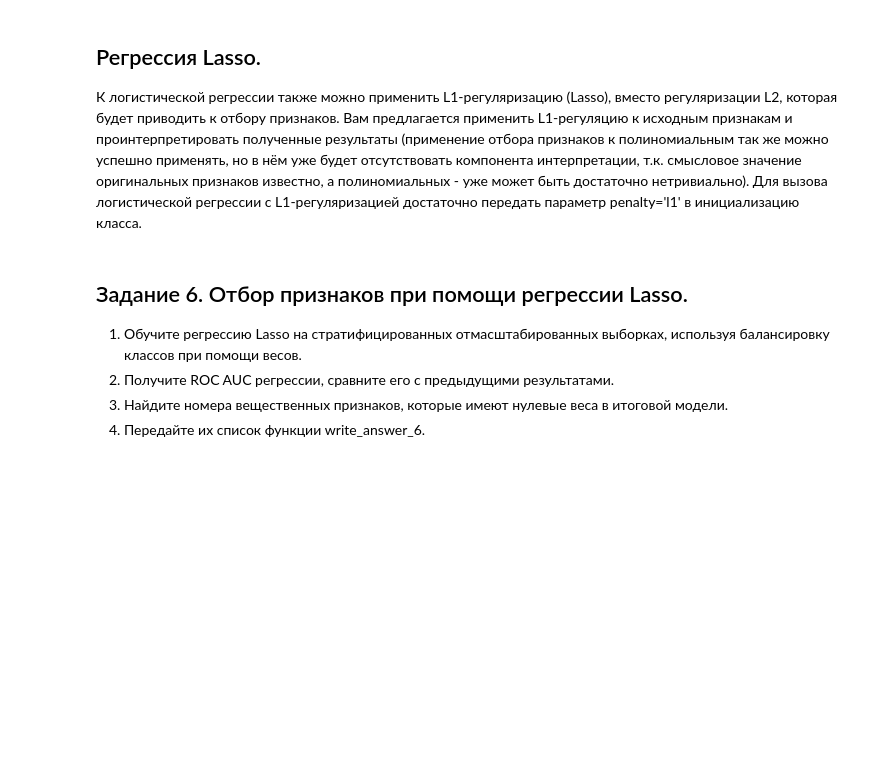
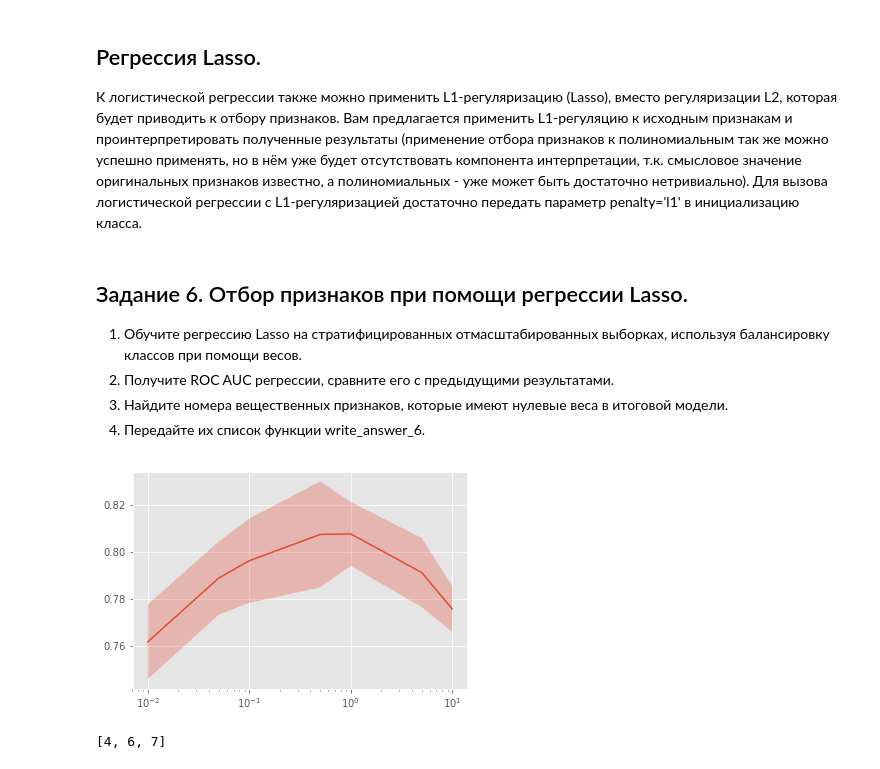
Before and after one commit to Insassin/Coursera, a Jupyter notebook: cours2/week3_task.ipynb, the cells around one changed output. Drawn from its saved outputs; the diff is of its cells as text; code cells hidden in the pictures; blank space fills up the shorter version.

Commit message:
Preprocessing_LR

```diff
--- a/cours2/week3_task.ipynb
+++ b/cours2/week3_task.ipynb
@@ -679,0 +698,31 @@ def write_answer_6(features):
+# %%
+def write_answer_6(features):
+    with open("preprocessing_lr_answer6.txt", "w") as fout:
+        fout.write(" ".join([str(num) for num in features]))
+
+# place your code here
+StSc = StandardScaler()
+X_train_real_scaled = StSc.fit_transform(X_train_real_zeros)
+X_test_real_scaled = StSc.transform(X_test_real_zeros)
+
+X_train_scaled = np.hstack((X_train_real_scaled, X_train_cat_oh))
+
+estimator = LogisticRegression(class_weight='balanced', penalty='l1')
+optimizer_scaled = GridSearchCV(estimator=estimator, param_grid=param_grid, cv=cv)
+
+optimizer_scaled.fit(X_train_scaled, y_train)
+plot_scores(optimizer_scaled)
+
+X_test_scaled = np.hstack((X_test_real_scaled, X_test_cat_oh))
+
+auc_scaled_cat = roc_auc_score(y_true=y_test, y_score=optimizer_scaled.predict_proba(X_test_scaled)[:,1])
+
+results = []
+for i in range(optimizer_scaled.best_estimator_.coef_.shape[1]):
+    if optimizer_scaled.best_estimator_.coef_[:, i] == 0 and i < 14:
+        results.append(i)
+print results
+write_answer_6(results)
+# %% [output]
+[figure, added]
+[4, 6, 7]
```
Also changed, not shown: parts of 3 cells of this notebook.
